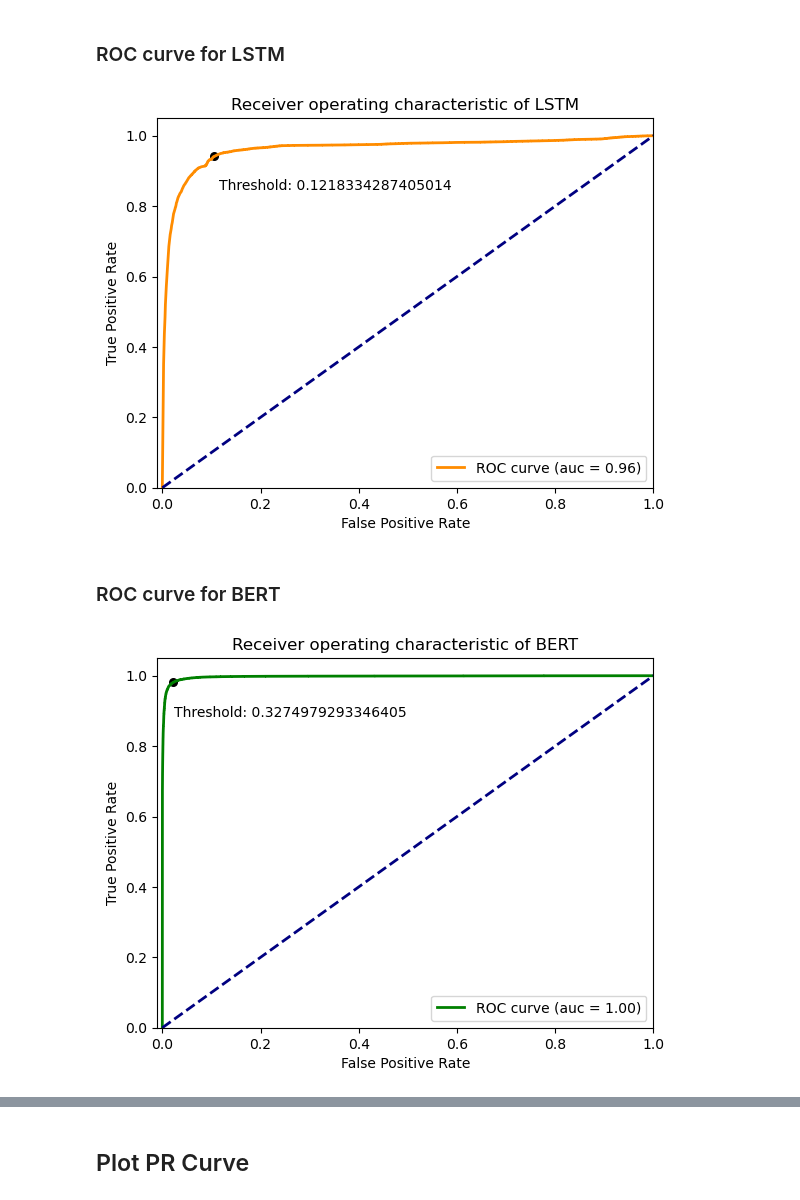
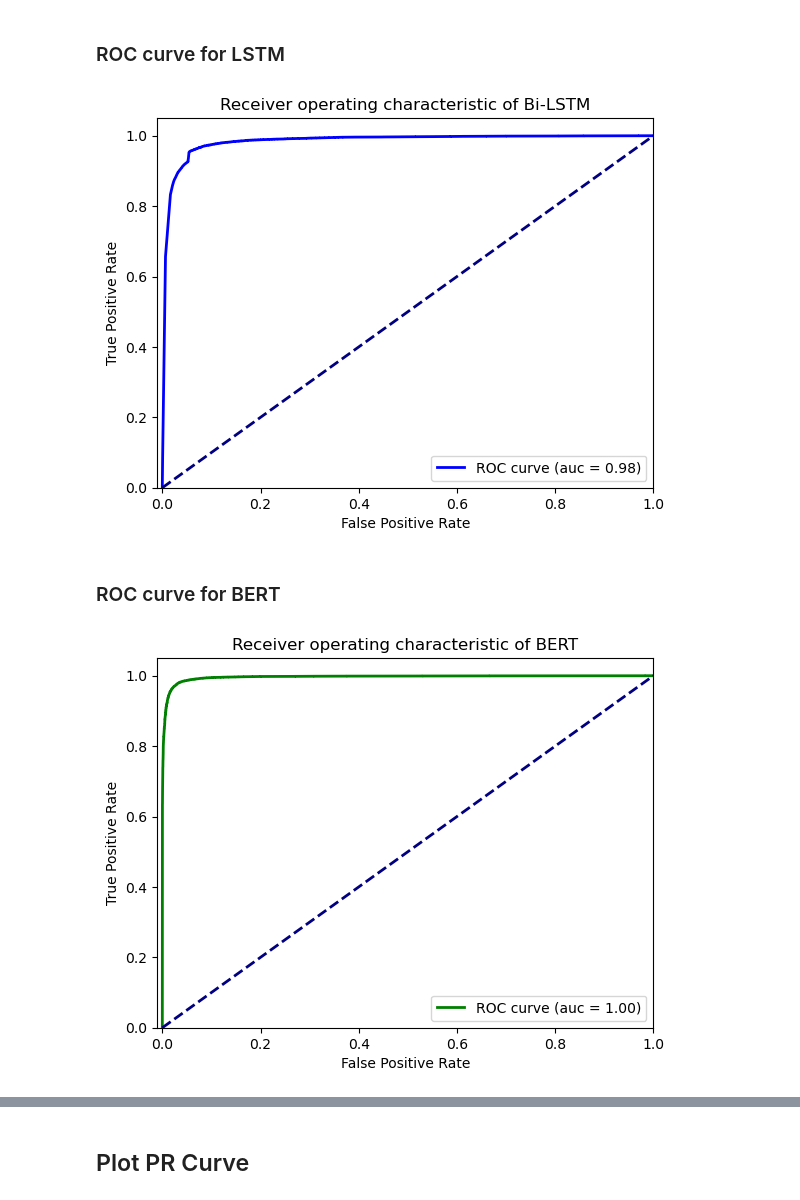
Before and after one commit to Sting-Scorpion/DataScience_Project, a Jupyter notebook: Predict.ipynb, the cells around one changed output, grey strips where cells are left out. Cells and saved outputs as stored; diff of their text form; code cells hidden in the pictures.

```diff
--- a/Predict.ipynb
+++ b/Predict.ipynb
@@ -54,7 +56,7 @@ def predict(lstm_model, bert_model, dataloader):
             lstm_pred_list.append(lstm_pred.tolist())
 
             bert_pred = bert_pred['logits'].cpu()
-            bert_pred = torch.nn.functional.softmax(bert_pred, dim=1)
+            bert_pred = nn.functional.softmax(bert_pred, dim=1)
             bert_pred_list.append(bert_pred.numpy().tolist())
 
             label_list.append(Y.cpu().numpy())
@@ -82,7 +84,7 @@ Name: text, dtype: int64
 ### Tokenized with bert tokenizer
 # %%
 # get pre-trained tokenizer model
-tokenizer = BertTokenizer.from_pretrained('./pretrained/bert-base-uncased')
+tokenizer = BertTokenizer.from_pretrained(pretrained_path)
 
 tokenizer
 # %% [output]
@@ -188,30 +190,25 @@ bert_preds_score = bert_preds[:, 1]
 ### ROC curve for LSTM
 # %%
 # compute ROC curve
-lstm_fpr, lstm_tpr, lstm_th = roc_curve(labels, lstm_preds_score)
+lstm_fpr, lstm_tpr, _ = roc_curve(labels, lstm_preds_score)
 lstm_roc_auc = auc(lstm_fpr, lstm_tpr)
-
-maxindex = np.argmax(lstm_tpr - lstm_fpr)
-lstm_th_best = lstm_th[maxindex]
 # %%
 # plot ROC curve
 plt.figure()
 lw = 2
-plt.plot(lstm_fpr, lstm_tpr, color='darkorange',
+plt.plot(lstm_fpr, lstm_tpr, color='blue',
          lw=lw, label='ROC curve (auc = %0.2f)' % lstm_roc_auc)
 plt.plot([0, 1], [0, 1], color='navy', lw=lw, linestyle='--')
 plt.xlim([-0.01, 1.0])
 plt.ylim([0.0, 1.05])
-plt.scatter(lstm_fpr[maxindex], lstm_tpr[maxindex], c='black', s=30)
-plt.text(lstm_fpr[maxindex] * 1.1, lstm_tpr[maxindex] * 0.9, 'Threshold: {}'.format(lstm_th_best))
 plt.xlabel('False Positive Rate')
 plt.ylabel('True Positive Rate')
-plt.title('Receiver operating characteristic of LSTM')
+plt.title('Receiver operating characteristic of Bi-LSTM')
 plt.legend(loc="lower right")
 plt.savefig('./img/roc_LSTM.jpg')
 plt.show()
 # %% [output]
-[figure, old version]
+[figure, new version]
 # %% [markdown]
 ### ROC curve for BERT
 # %%
@@ -228,8 +222,6 @@ plt.plot(bert_fpr, bert_tpr, color='green',
 plt.plot([0, 1], [0, 1], color='navy', lw=lw, linestyle='--')
 plt.xlim([-0.01, 1.0])
 plt.ylim([0.0, 1.05])
-plt.scatter(bert_fpr[maxindex], bert_tpr[maxindex], c='black', s=30)
-plt.text(bert_fpr[maxindex] * 1.1, bert_tpr[maxindex] * 0.9, 'Threshold: {}'.format(bert_th_best))
 plt.xlabel('False Positive Rate')
 plt.ylabel('True Positive Rate')
 plt.title('Receiver operating characteristic of BERT')
@@ -237,6 +229,6 @@ plt.legend(loc="lower right")
 plt.savefig('./img/roc_BERT.jpg')
 plt.show()
 # %% [output]
-[figure, old version]
+[figure, new version]
 # %%
 plt.figure()
```
Also changed, not shown: parts of 13 cells of this notebook.
